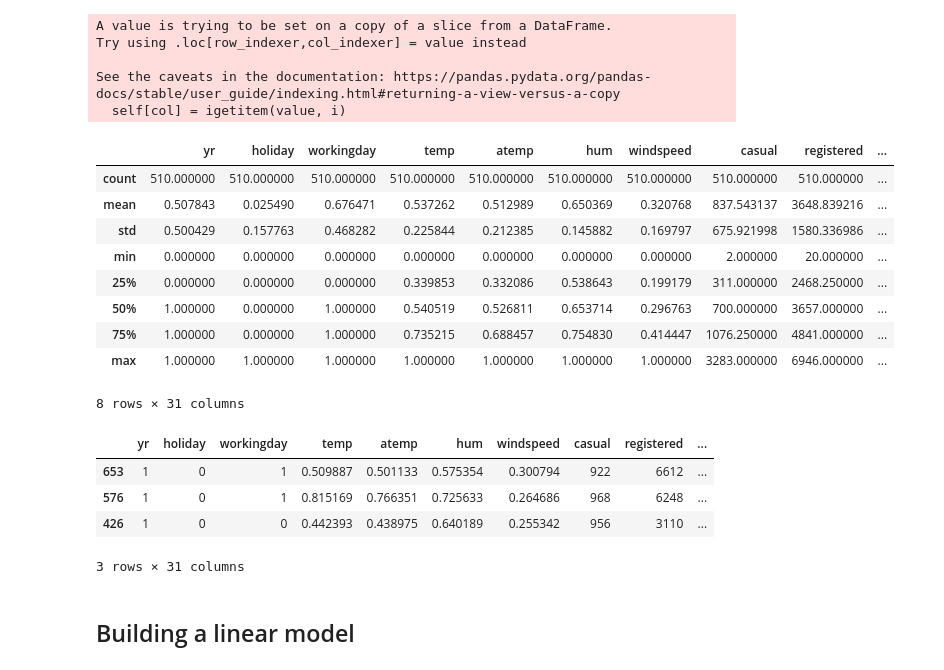
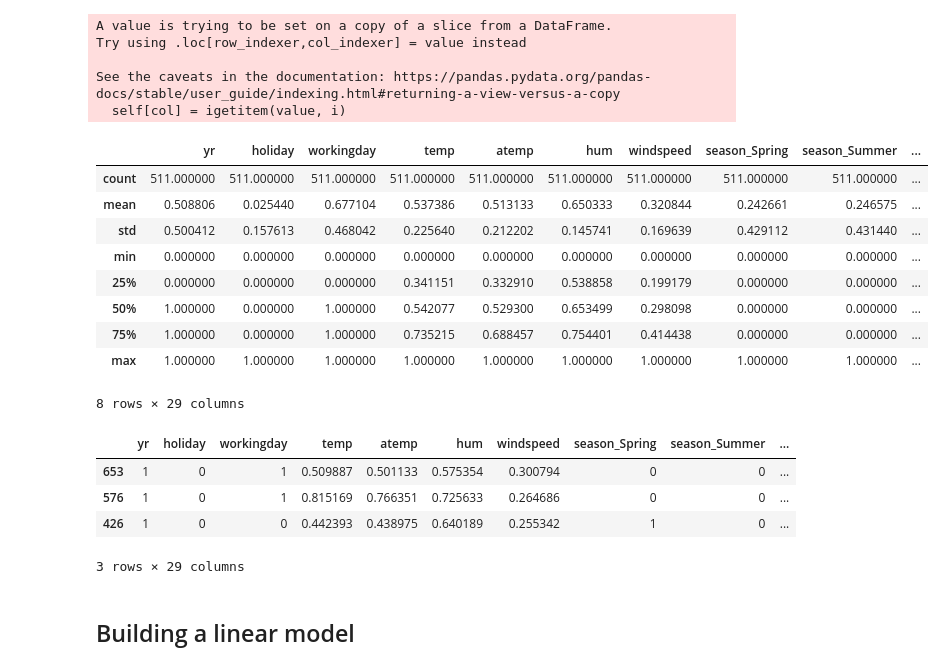
Before and after one commit to MrChetanDesai/Linear_Regression_Assignment, a Jupyter notebook: data_processing_modeling.ipynb, the cells around one changed output. Cells and saved outputs as stored; diff of their text form; code cells hidden in the pictures.

```diff
--- a/data_processing_modeling.ipynb
+++ b/data_processing_modeling.ipynb
@@ -312,26 +312,26 @@ Try using .loc[row_indexer,col_indexer] = value instead
 See the caveats in the documentation: https://pandas.pydata.org/pandas-docs/stable/user_guide/indexing.html#returning-a-view-versus-a-copy
   self[col] = igetitem(value, i)
 # %%
-train.describe()
+X_train.describe()
 # %% [output]
-|  | yr | holiday | workingday | temp | atemp | hum | windspeed | casual | registered | ... |
-| count | 510.000000 | 510.000000 | 510.000000 | 510.000000 | 510.000000 | 510.000000 | 510.000000 | 510.000000 | 510.000000 | ... |
-| mean | 0.507843 | 0.025490 | 0.676471 | 0.537262 | 0.512989 | 0.650369 | 0.320768 | 837.543137 | 3648.839216 | ... |
-| std | 0.500429 | 0.157763 | 0.468282 | 0.225844 | 0.212385 | 0.145882 | 0.169797 | 675.921998 | 1580.336986 | ... |
-| min | 0.000000 | 0.000000 | 0.000000 | 0.000000 | 0.000000 | 0.000000 | 0.000000 | 2.000000 | 20.000000 | ... |
-| 25% | 0.000000 | 0.000000 | 0.000000 | 0.339853 | 0.332086 | 0.538643 | 0.199179 | 311.000000 | 2468.250000 | ... |
-| 50% | 1.000000 | 0.000000 | 1.000000 | 0.540519 | 0.526811 | 0.653714 | 0.296763 | 700.000000 | 3657.000000 | ... |
-| 75% | 1.000000 | 0.000000 | 1.000000 | 0.735215 | 0.688457 | 0.754830 | 0.414447 | 1076.250000 | 4841.000000 | ... |
-| max | 1.000000 | 1.000000 | 1.000000 | 1.000000 | 1.000000 | 1.000000 | 1.000000 | 3283.000000 | 6946.000000 | ... |
+|  | yr | holiday | workingday | temp | atemp | hum | windspeed | season_Spring | season_Summer | ... |
+| count | 511.000000 | 511.000000 | 511.000000 | 511.000000 | 511.000000 | 511.000000 | 511.000000 | 511.000000 | 511.000000 | ... |
+| mean | 0.508806 | 0.025440 | 0.677104 | 0.537386 | 0.513133 | 0.650333 | 0.320844 | 0.242661 | 0.246575 | ... |
+| std | 0.500412 | 0.157613 | 0.468042 | 0.225640 | 0.212202 | 0.145741 | 0.169639 | 0.429112 | 0.431440 | ... |
+| min | 0.000000 | 0.000000 | 0.000000 | 0.000000 | 0.000000 | 0.000000 | 0.000000 | 0.000000 | 0.000000 | ... |
+| 25% | 0.000000 | 0.000000 | 0.000000 | 0.341151 | 0.332910 | 0.538858 | 0.199179 | 0.000000 | 0.000000 | ... |
+| 50% | 1.000000 | 0.000000 | 1.000000 | 0.542077 | 0.529300 | 0.653499 | 0.298098 | 0.000000 | 0.000000 | ... |
+| 75% | 1.000000 | 0.000000 | 1.000000 | 0.735215 | 0.688457 | 0.754401 | 0.414438 | 0.000000 | 0.000000 | ... |
+| max | 1.000000 | 1.000000 | 1.000000 | 1.000000 | 1.000000 | 1.000000 | 1.000000 | 1.000000 | 1.000000 | ... |
-8 rows × 31 columns
+8 rows × 29 columns
 # %%
-train.head(3)
+X_train.head(3)
 # %% [output]
-|  | yr | holiday | workingday | temp | atemp | hum | windspeed | casual | registered | ... |
-| 653 | 1 | 0 | 1 | 0.509887 | 0.501133 | 0.575354 | 0.300794 | 922 | 6612 | ... |
-| 576 | 1 | 0 | 1 | 0.815169 | 0.766351 | 0.725633 | 0.264686 | 968 | 6248 | ... |
-| 426 | 1 | 0 | 0 | 0.442393 | 0.438975 | 0.640189 | 0.255342 | 956 | 3110 | ... |
+|  | yr | holiday | workingday | temp | atemp | hum | windspeed | season_Spring | season_Summer | ... |
+| 653 | 1 | 0 | 1 | 0.509887 | 0.501133 | 0.575354 | 0.300794 | 0 | 0 | ... |
+| 576 | 1 | 0 | 1 | 0.815169 | 0.766351 | 0.725633 | 0.264686 | 0 | 0 | ... |
+| 426 | 1 | 0 | 0 | 0.442393 | 0.438975 | 0.640189 | 0.255342 | 1 | 0 | ... |
-3 rows × 31 columns
+3 rows × 29 columns
 # %% [markdown]
 ## Building a linear model
 # %%
```
Also changed, not shown: parts of 9 cells of this notebook.
